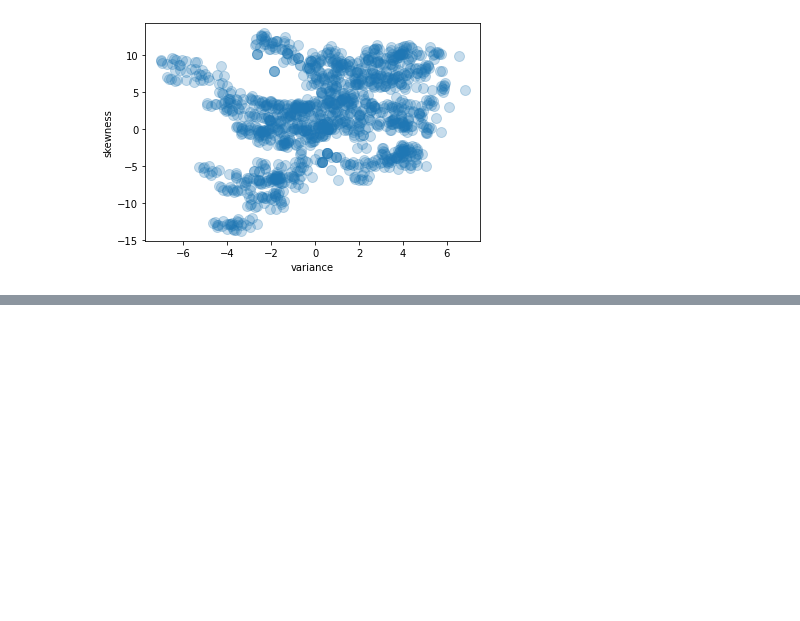
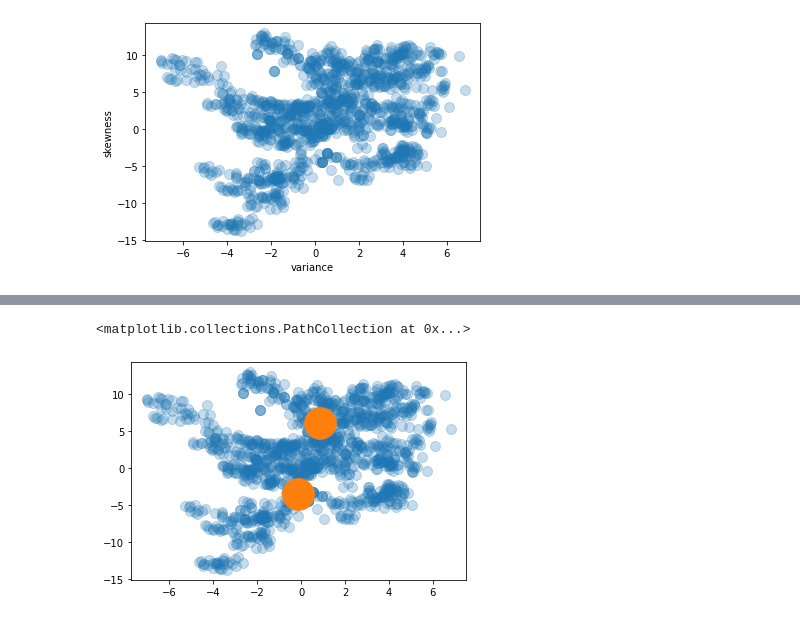
Before and after one commit to AiJared/Data-Science-2-Banknote-Authentication, a Jupyter notebook: Banknote Authentication.ipynb, the cells around one changed output, grey strips where cells are left out. Cells and saved outputs as stored; diff of their text form; code cells hidden in the pictures; blank space fills up the shorter version.

Commit message:
running KMeans clustering on the dataset

```diff
--- a/Banknote Authentication.ipynb
+++ b/Banknote Authentication.ipynb
@@ -46,3 +46,9 @@ plt.scatter(dataset["V1"], dataset["V2"], s=100, alpha=0.25)
 plt.show()
 # %% [output]
 [figure]
+# %%
+var = dataset['V1']
+skew = dataset['V2']
+
+var_skew = np.column_stack((var, skew))
+var_skew
@@ -48,0 +63,12 @@ plt.show()
+# %%
+# running KMeans clustering on the dataset
+from sklearn.cluster import KMeans
+
+km_res = KMeans(n_clusters=2).fit(var_skew)
+clusters = km_res.cluster_centers_
+
+plt.scatter(var, skew, s=100, alpha=0.25)
+plt.scatter(clusters[:,0], clusters[:,1], s=1000)
+# %% [output]
+<matplotlib.collections.PathCollection at 0x...>
+[figure, added]
```
Also changed, not shown: parts of 1 cell of this notebook.
